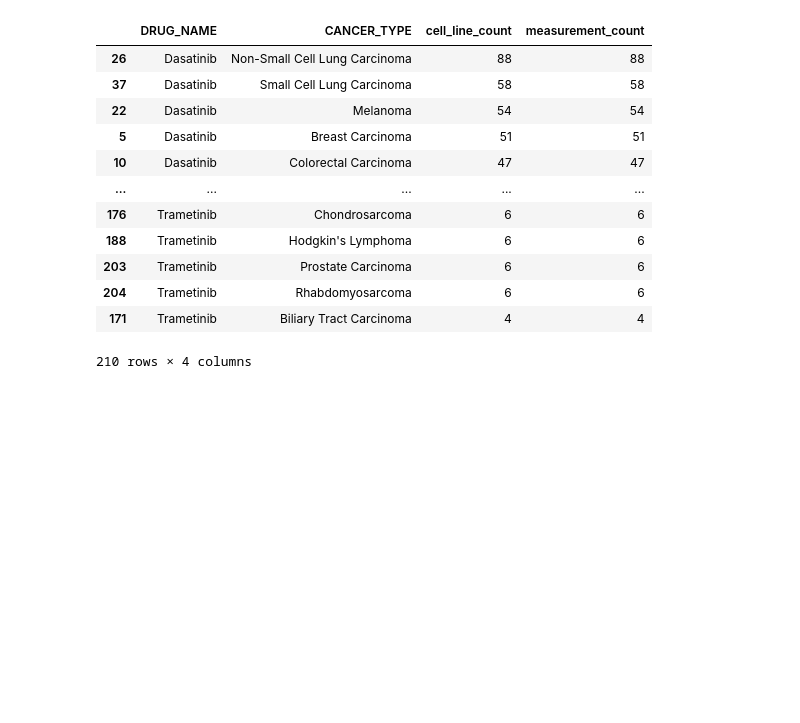
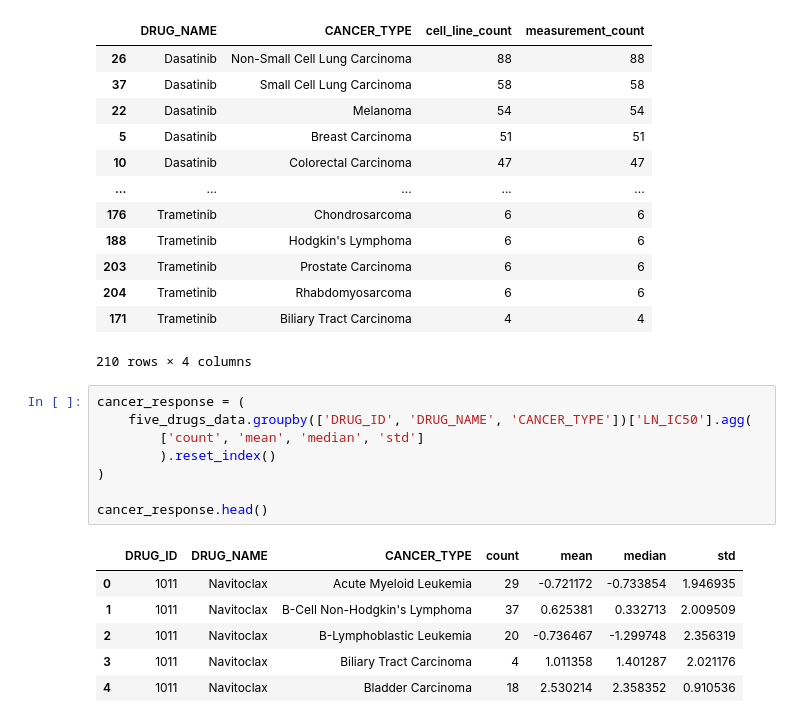
Before and after one commit to ReyhaNexus/GDSC2-drug-response_EDA, a Jupyter notebook: drug_response.ipynb, the cells around one changed output. Drawn from its saved outputs; the diff is of its cells as text; blank space fills up the shorter version.

```diff
--- a/drug_response.ipynb
+++ b/drug_response.ipynb
@@ -1949,3 +1959,18 @@ cancer_coverage.sort_values(
 | 204 | Trametinib | Rhabdomyosarcoma | 6 | 6 |
 | 171 | Trametinib | Biliary Tract Carcinoma | 4 | 4 |
 210 rows × 4 columns
+# %%
+cancer_response = (
+    five_drugs_data.groupby(['DRUG_ID', 'DRUG_NAME', 'CANCER_TYPE'])['LN_IC50'].agg(
+        ['count', 'mean', 'median', 'std']
+        ).reset_index()
+)
+
+cancer_response.head()
+# %% [output]
+|  | DRUG_ID | DRUG_NAME | CANCER_TYPE | count | mean | median | std |
+| 0 | 1011 | Navitoclax | Acute Myeloid Leukemia | 29 | -0.721172 | -0.733854 | 1.946935 |
+| 1 | 1011 | Navitoclax | B-Cell Non-Hodgkin's Lymphoma | 37 | 0.625381 | 0.332713 | 2.009509 |
+| 2 | 1011 | Navitoclax | B-Lymphoblastic Leukemia | 20 | -0.736467 | -1.299748 | 2.356319 |
+| 3 | 1011 | Navitoclax | Biliary Tract Carcinoma | 4 | 1.011358 | 1.401287 | 2.021176 |
+| 4 | 1011 | Navitoclax | Bladder Carcinoma | 18 | 2.530214 | 2.358352 | 0.910536 |
```
Also changed, not shown: parts of 18 cells of this notebook.
